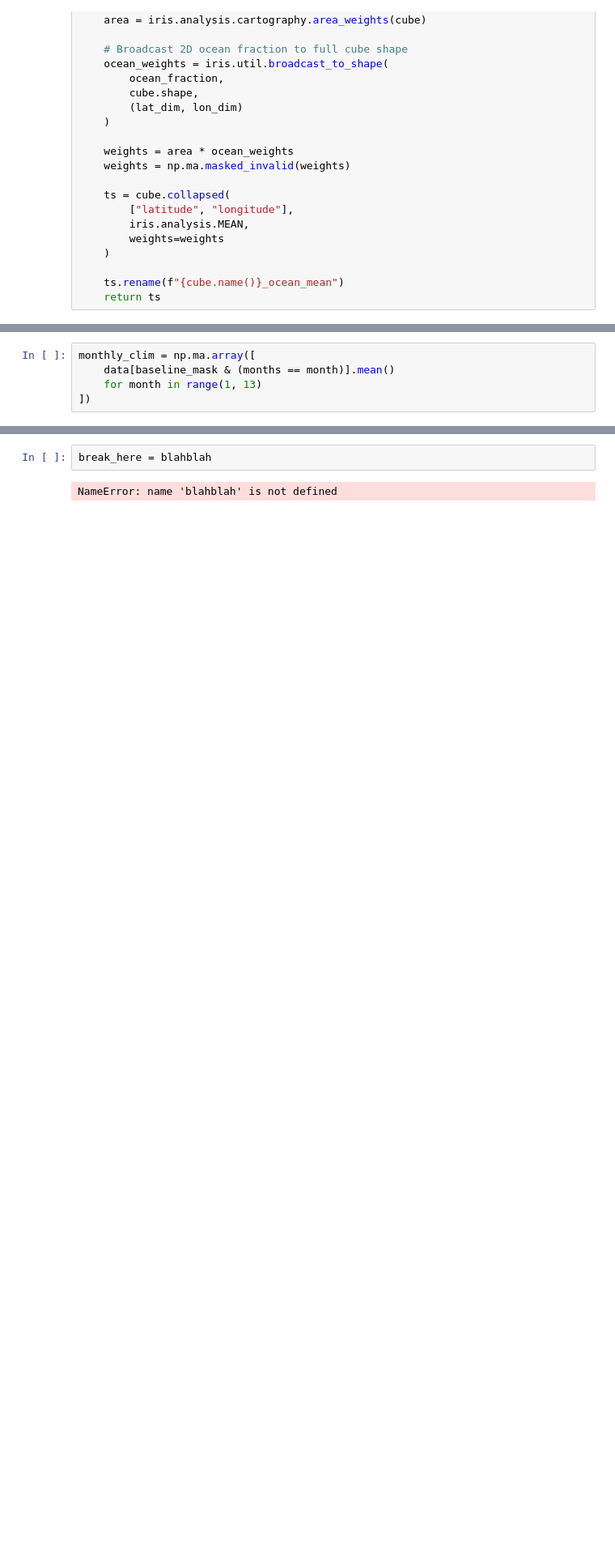
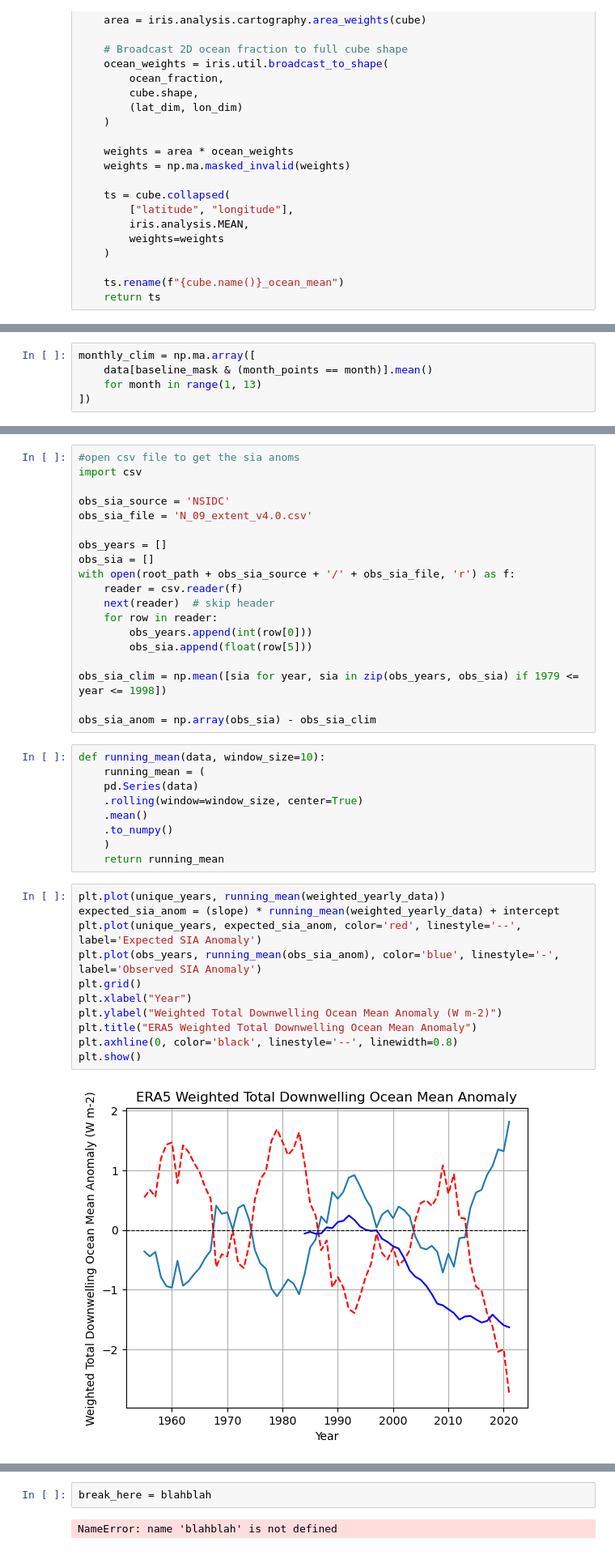
Before and after one commit to mattpollock100/FutureComparisons, a Jupyter notebook: 1pctCO2_EnergyBudget_single_model.ipynb, the cells around one changed output, grey strips where cells are left out. Shown at 81% size. Drawn from its saved outputs; the diff is of its cells as text; blank space fills up the shorter version.

```diff
--- a/1pctCO2_EnergyBudget_single_model.ipynb
+++ b/1pctCO2_EnergyBudget_single_model.ipynb
@@ -1798,6 +2025,6 @@ baseline_mask = (years >= 1979) & (years <= 1998)
 # %%
 monthly_clim = np.ma.array([
-    data[baseline_mask & (months == month)].mean()
+    data[baseline_mask & (month_points == month)].mean()
     for month in range(1, 13)
 ])
 # %%
@@ -1835 +2063,42 @@ weighted_yearly_data = np.ma.array(weighted_yearly_data)
+# %%
+#open csv file to get the sia anoms
+import csv
+
+obs_sia_source = 'NSIDC'
+obs_sia_file = 'N_09_extent_v4.0.csv'
+
+obs_years = []
+obs_sia = []
+with open(root_path + obs_sia_source + '/' + obs_sia_file, 'r') as f:
+    reader = csv.reader(f)
+    next(reader)  # skip header
+    for row in reader:
+        obs_years.append(int(row[0]))
+        obs_sia.append(float(row[5]))
+
+obs_sia_clim = np.mean([sia for year, sia in zip(obs_years, obs_sia) if 1979 <= year <= 1998])
+
+obs_sia_anom = np.array(obs_sia) - obs_sia_clim
+# %%
+def running_mean(data, window_size=10):
+    running_mean = (
+    pd.Series(data)
+    .rolling(window=window_size, center=True)
+    .mean()
+    .to_numpy()
+    )
+    return running_mean
+# %%
+plt.plot(unique_years, running_mean(weighted_yearly_data))
+expected_sia_anom = (slope) * running_mean(weighted_yearly_data) + intercept
+plt.plot(unique_years, expected_sia_anom, color='red', linestyle='--', label='Expected SIA Anomaly')
+plt.plot(obs_years, running_mean(obs_sia_anom), color='blue', linestyle='-', label='Observed SIA Anomaly')
+plt.grid()
+plt.xlabel("Year")
+plt.ylabel("Weighted Total Downwelling Ocean Mean Anomaly (W m-2)")
+plt.title("ERA5 Weighted Total Downwelling Ocean Mean Anomaly")
+plt.axhline(0, color='black', linestyle='--', linewidth=0.8)
+plt.show()
+# %% [output]
+[figure, added]
 # %%
```
Also changed, not shown: parts of 26 cells of this notebook.
